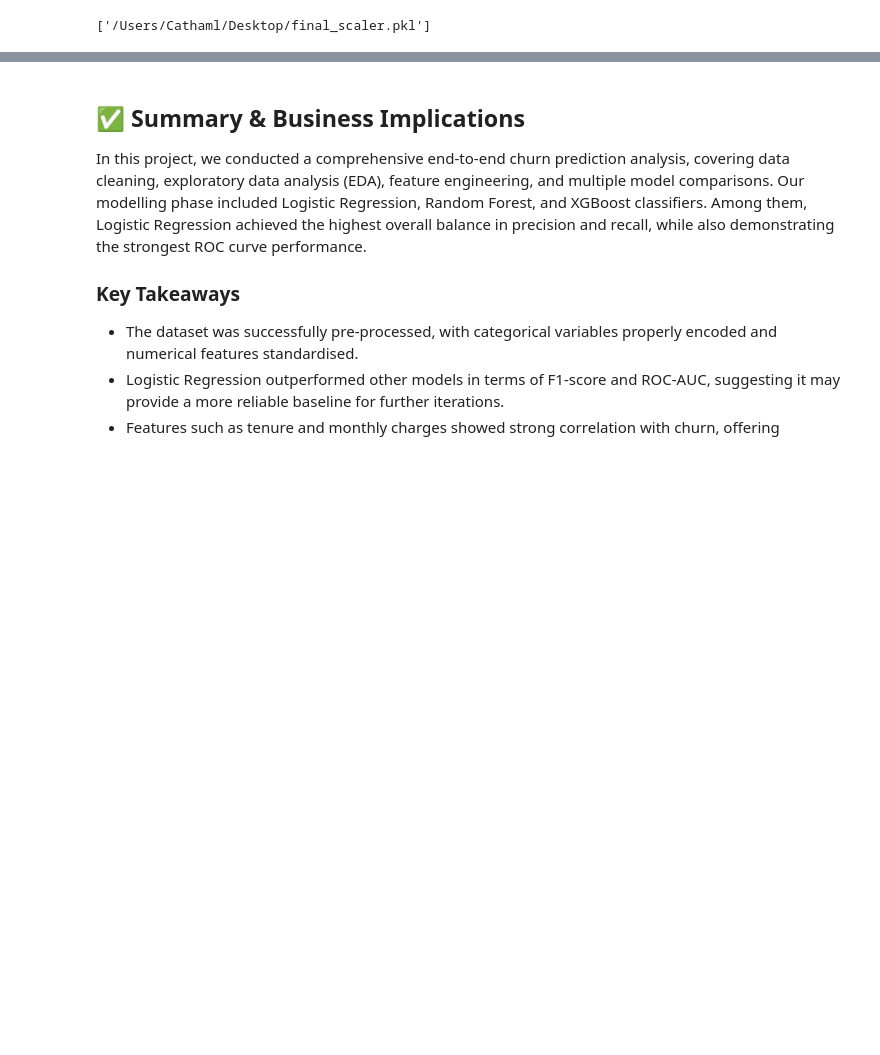
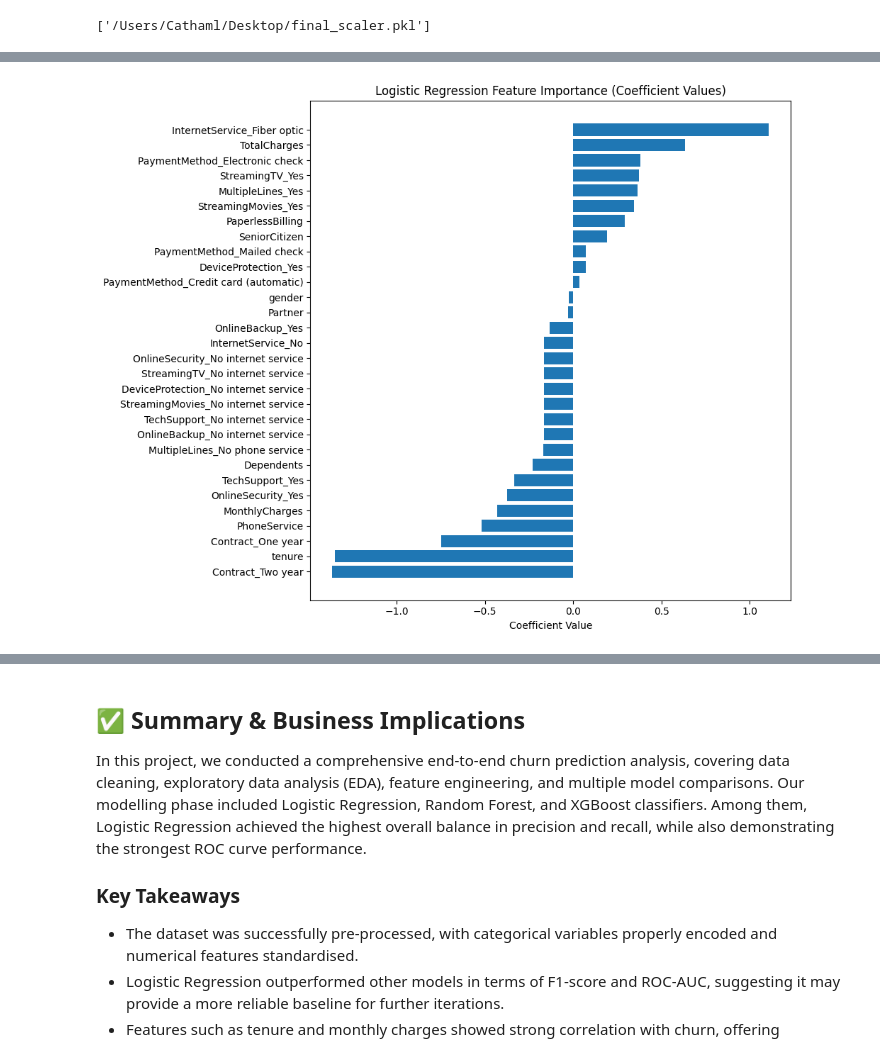
Before and after one commit to Jessie203/customer-churn-prediction, a Jupyter notebook: notebooks/02_Modelling.ipynb, the cells around one changed output, grey strips where cells are left out. Drawn from its saved outputs; the diff is of its cells as text; code cells hidden in the pictures; blank space fills up the shorter version.

```diff
--- a/notebooks/02_Modelling.ipynb
+++ b/notebooks/02_Modelling.ipynb
@@ -10,7 +10,7 @@ Build and evaluate models to predict customer churn using the processed dataset.
 import pandas as pd
 
 # Load cleaned dataset
-df = pd.read_csv("/Users/Cathaml/Desktop/cleaned_telco_data.csv")
+df = pd.read_csv(/Users/Cathaml/Desktop/cleaned_telco_data.csv')
 print(df.shape)
 df.head()
 # %% [output]
@@ -224,0 +230,20 @@ joblib.dump(scaler, '/Users/Cathaml/Desktop/final_scaler.pkl')
+# %%
+# Feature Importance for Logistic Regression
+import pandas as pd
+import matplotlib.pyplot as plt
+import numpy as np
+
+# Assuming lr, rf, xgb and feature_columns are already defined in your notebook
+lr_importance = lr.coef_[0]
+lr_importance_df = pd.DataFrame({'Feature': feature_cols, 'Importance': lr_importance})
+lr_importance_df = lr_importance_df.sort_values(by='Importance', ascending=True)
+
+plt.figure(figsize=(10, 8))
+plt.barh(lr_importance_df['Feature'], lr_importance_df['Importance'])
+plt.title('Logistic Regression Feature Importance (Coefficient Values)')
+plt.xlabel('Coefficient Value')
+plt.tight_layout()
+plt.savefig('/Users/Cathaml/Desktop/lr_feature_importance.png')
+plt.show()
+# %% [output]
+[figure, added]
```
Also changed, not shown: parts of 10 cells of this notebook.
